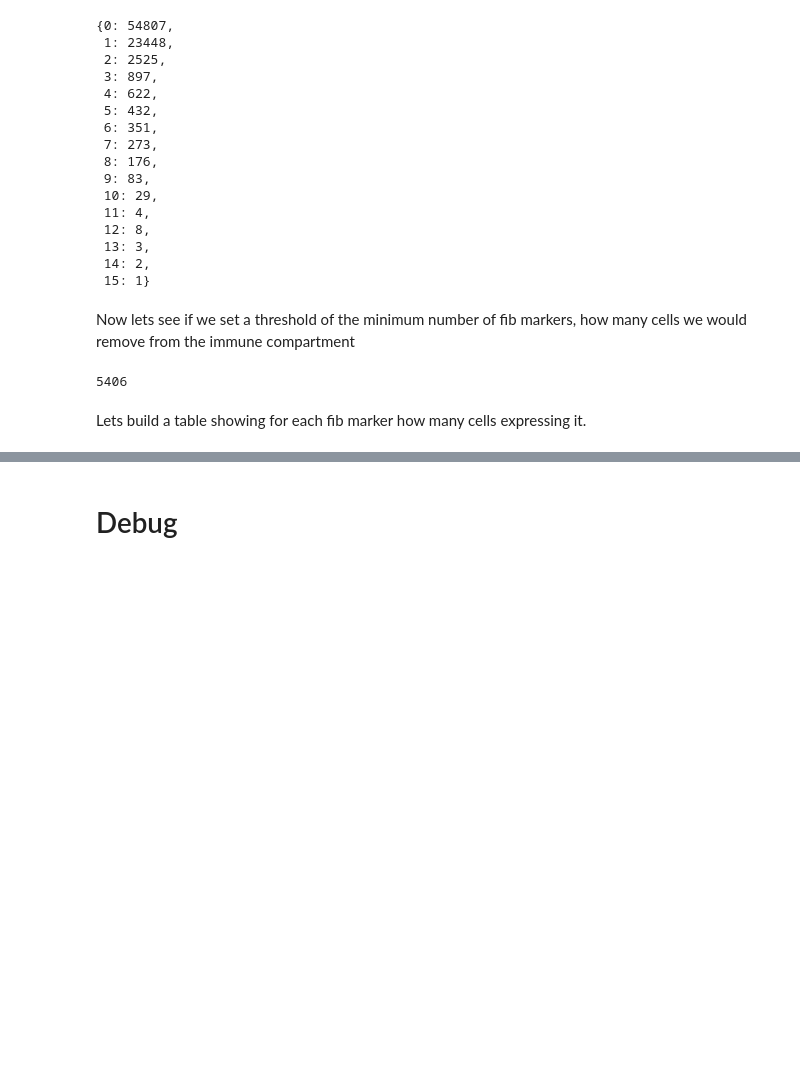
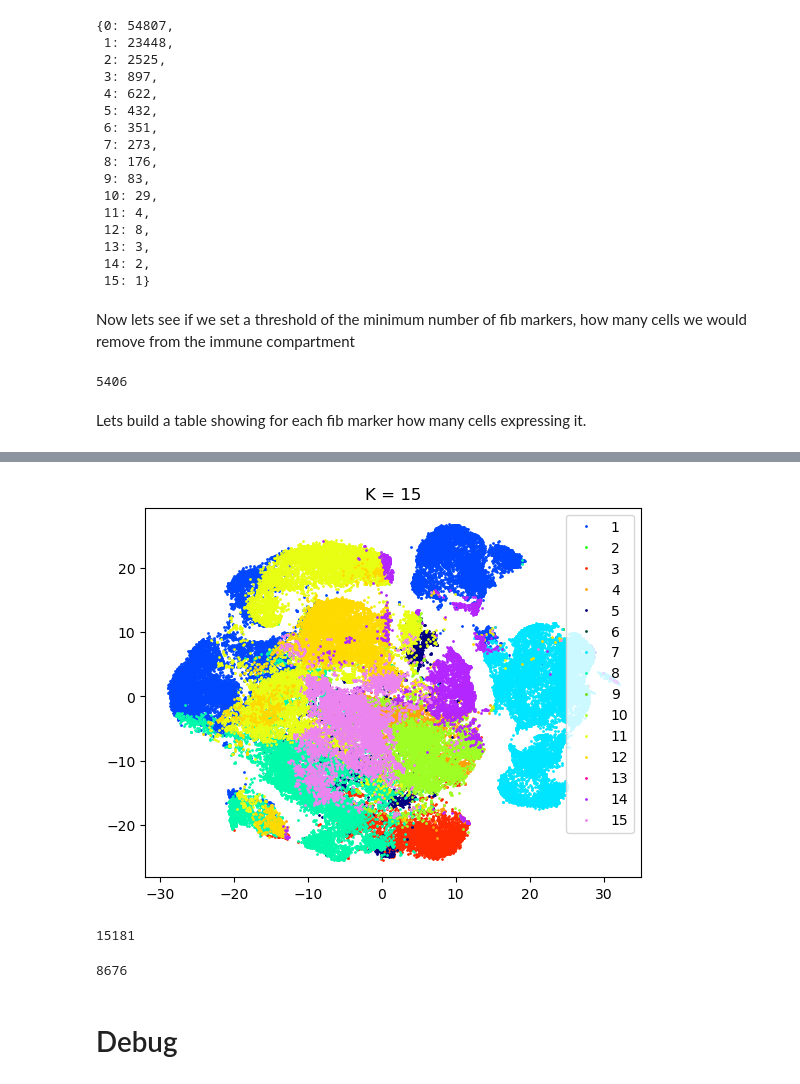
Before and after one commit to ItayShlosberg/classifying-response-to-immunotherapy, a Jupyter notebook: data_analysis/server_notebooks/clustering/Kmeans_clusters_investigation.ipynb, the cells around one changed output, grey strips where cells are left out. Saved outputs shown, nothing was run; the diff lists cells and outputs as text; code cells hidden in the pictures; blank space fills up the shorter version.

Commit message:
finalize clustering analysis

```diff
--- a/data_analysis/server_notebooks/clustering/Kmeans_clusters_investigation.ipynb
+++ b/data_analysis/server_notebooks/clustering/Kmeans_clusters_investigation.ipynb
@@ -135,9 +141,11 @@ clusters_cells = [filtered_cells[cluster_indices] for cluster_indices in cluster
 df = pd.DataFrame(columns=['Sample', 'Barcode', 'Cluster'])
 
 # [cls.number_of_cells for cls in clusters_cells]
+cluster_idx = 1
 for idx, cls in enumerate(clusters_cells):
     if cls.number_of_cells > 30:
-        df = df.append(pd.DataFrame(transpose_list([cls.samples, cls.barcodes, [idx+1]*cls.number_of_cells]), columns=df.columns))
+        df = df.append(pd.DataFrame(transpose_list([cls.samples, cls.barcodes, [cluster_idx]*cls.number_of_cells]), columns=df.columns))
+        cluster_idx += 1
     else:
         print(f'cluster {idx+1} contains {cls.number_of_cells} cells (less than 30 cells) and therefore excluded from DF')
 df = df.reset_index()
@@ -654,0 +667,39 @@ df.to_csv(r'/storage/md_keren/shitay/garbage/fib_genes_table.csv')
+# %%
+IMMUNE_CELLS_PATH = r'/storage/md_keren/shitay/Data/droplet_seq/cohort/normalized/6.21/immune_cells_26.6.21_4k_genes.pkl'
+immune_cells = pickle.load(open(IMMUNE_CELLS_PATH, 'rb'))
+# %%
+# Reset params
+# plt.rcParams["figure.figsize"] = 4, 3 #plt.rcParamsDefault["figure.figsize"]
+import matplotlib as mpl
+mpl.rcParams.update(mpl.rcParamsDefault)
+# %%
+KMEANS_PATH = fr'/storage/md_keren/shitay/outputs/clustering/kmeans/26.6.21/row_kmeans/'
+TSNE_PATH = fr'/storage/md_keren/shitay/outputs/TSNE/cohort_26.6.21/immune_cells_bhtsne_26.6.21.pkl'
+KMEANS_FILE_NAME = f'kmeans_immune_cells_4k_genes_'
+# OUTPUT = r'/storage/md_keren/shitay/liron_project/outputs/prints/immune_kmeans_k11.png'
+k = 15
+
+cells_embedded = pickle.load(open(TSNE_PATH, 'rb'))
+
+colormap = plt.cm.gist_ncar #nipy_spectral, Set1,Paired
+colors = np.array([colormap(i) for i in np.linspace(0, 0.9,15)])[[2, 5, 11, 10, 0, 1, 3, 4, 6, 7, 8, 9, 12, 13, 14]]
+
+kmeans = pickle.load(open(join(KMEANS_PATH, KMEANS_FILE_NAME+f'k_{k}.pkl'), 'rb'))
+# num_of_cells = sum([len(cl) for cl in kmeans['clusters']])
+
+for cluster_idx, cluster_list in enumerate(kmeans['clusters']):
+    Xi = cells_embedded[cluster_list, 0]
+    Yi = cells_embedded[cluster_list, 1]
+    plt.plot(Xi, Yi, 'ro', color=colors[cluster_idx], label=cluster_idx+1, markersize=1)
+
+    plt.legend()
+plt.title(f"K = {k}");
+plt.show()
+
+# plt.savefig(OUTPUT)
+# %% [output]
+[figure, added]
+# %%
+len(kmeans['clusters'][0])
+# %% [output]
+15181
@@ -654,0 +710,4 @@ df.to_csv(r'/storage/md_keren/shitay/garbage/fib_genes_table.csv')
+# %%
+sum(Xi < -5)
+# %% [output]
+8676
```
Also changed, not shown: parts of 11 cells of this notebook, 4 other files.
